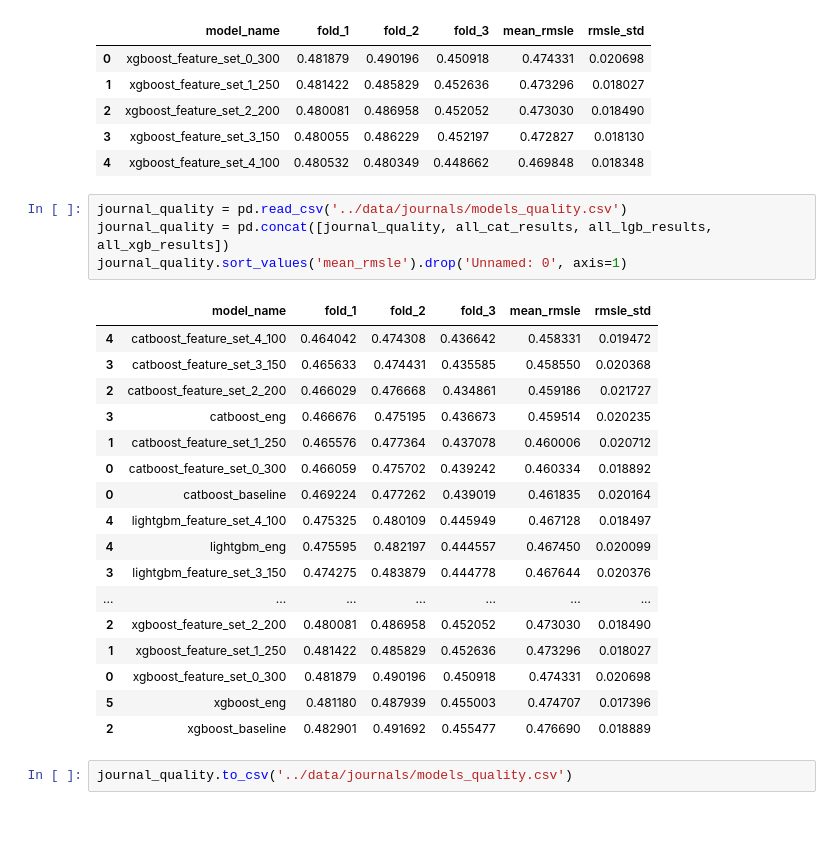
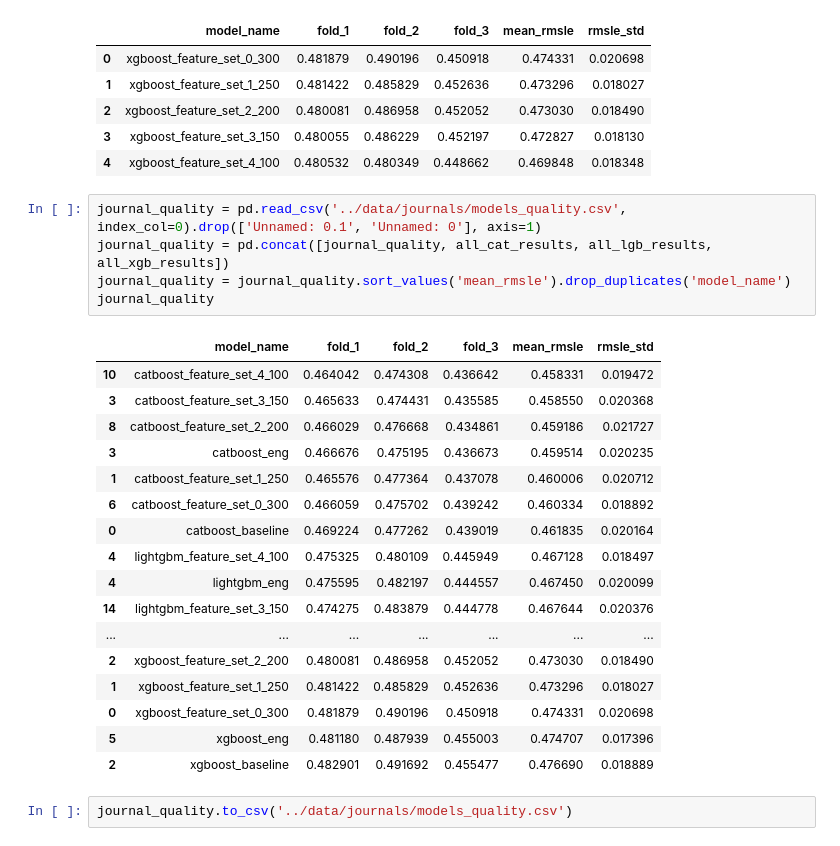
Before and after one commit to soulister/real-estate-price-prediction, a Jupyter notebook: notebooks/features_selecting.ipynb, the cells around one changed output. Saved outputs shown, nothing was run; the diff lists cells and outputs as text.

```diff
--- a/notebooks/features_selecting.ipynb
+++ b/notebooks/features_selecting.ipynb
@@ -211,21 +211,22 @@ all_xgb_results
 | 3 | xgboost_feature_set_3_150 | 0.480055 | 0.486229 | 0.452197 | 0.472827 | 0.018130 |
 | 4 | xgboost_feature_set_4_100 | 0.480532 | 0.480349 | 0.448662 | 0.469848 | 0.018348 |
 # %%
-journal_quality = pd.read_csv('../data/journals/models_quality.csv')
+journal_quality = pd.read_csv('../data/journals/models_quality.csv', index_col=0).drop(['Unnamed: 0.1', 'Unnamed: 0'], axis=1)
 journal_quality = pd.concat([journal_quality, all_cat_results, all_lgb_results, all_xgb_results])
-journal_quality.sort_values('mean_rmsle').drop('Unnamed: 0', axis=1)
+journal_quality = journal_quality.sort_values('mean_rmsle').drop_duplicates('model_name')
+journal_quality
 # %% [output]
 |  | model_name | fold_1 | fold_2 | fold_3 | mean_rmsle | rmsle_std |
-| 4 | catboost_feature_set_4_100 | 0.464042 | 0.474308 | 0.436642 | 0.458331 | 0.019472 |
+| 10 | catboost_feature_set_4_100 | 0.464042 | 0.474308 | 0.436642 | 0.458331 | 0.019472 |
 | 3 | catboost_feature_set_3_150 | 0.465633 | 0.474431 | 0.435585 | 0.458550 | 0.020368 |
-| 2 | catboost_feature_set_2_200 | 0.466029 | 0.476668 | 0.434861 | 0.459186 | 0.021727 |
+| 8 | catboost_feature_set_2_200 | 0.466029 | 0.476668 | 0.434861 | 0.459186 | 0.021727 |
 | 3 | catboost_eng | 0.466676 | 0.475195 | 0.436673 | 0.459514 | 0.020235 |
 | 1 | catboost_feature_set_1_250 | 0.465576 | 0.477364 | 0.437078 | 0.460006 | 0.020712 |
-| 0 | catboost_feature_set_0_300 | 0.466059 | 0.475702 | 0.439242 | 0.460334 | 0.018892 |
+| 6 | catboost_feature_set_0_300 | 0.466059 | 0.475702 | 0.439242 | 0.460334 | 0.018892 |
 | 0 | catboost_baseline | 0.469224 | 0.477262 | 0.439019 | 0.461835 | 0.020164 |
 | 4 | lightgbm_feature_set_4_100 | 0.475325 | 0.480109 | 0.445949 | 0.467128 | 0.018497 |
 | 4 | lightgbm_eng | 0.475595 | 0.482197 | 0.444557 | 0.467450 | 0.020099 |
-| 3 | lightgbm_feature_set_3_150 | 0.474275 | 0.483879 | 0.444778 | 0.467644 | 0.020376 |
+| 14 | lightgbm_feature_set_3_150 | 0.474275 | 0.483879 | 0.444778 | 0.467644 | 0.020376 |
 | ... | ... | ... | ... | ... | ... | ... |
 | 2 | xgboost_feature_set_2_200 | 0.480081 | 0.486958 | 0.452052 | 0.473030 | 0.018490 |
 | 1 | xgboost_feature_set_1_250 | 0.481422 | 0.485829 | 0.452636 | 0.473296 | 0.018027 |
```
Also changed, not shown: parts of 5 cells of this notebook, 13 other files.
